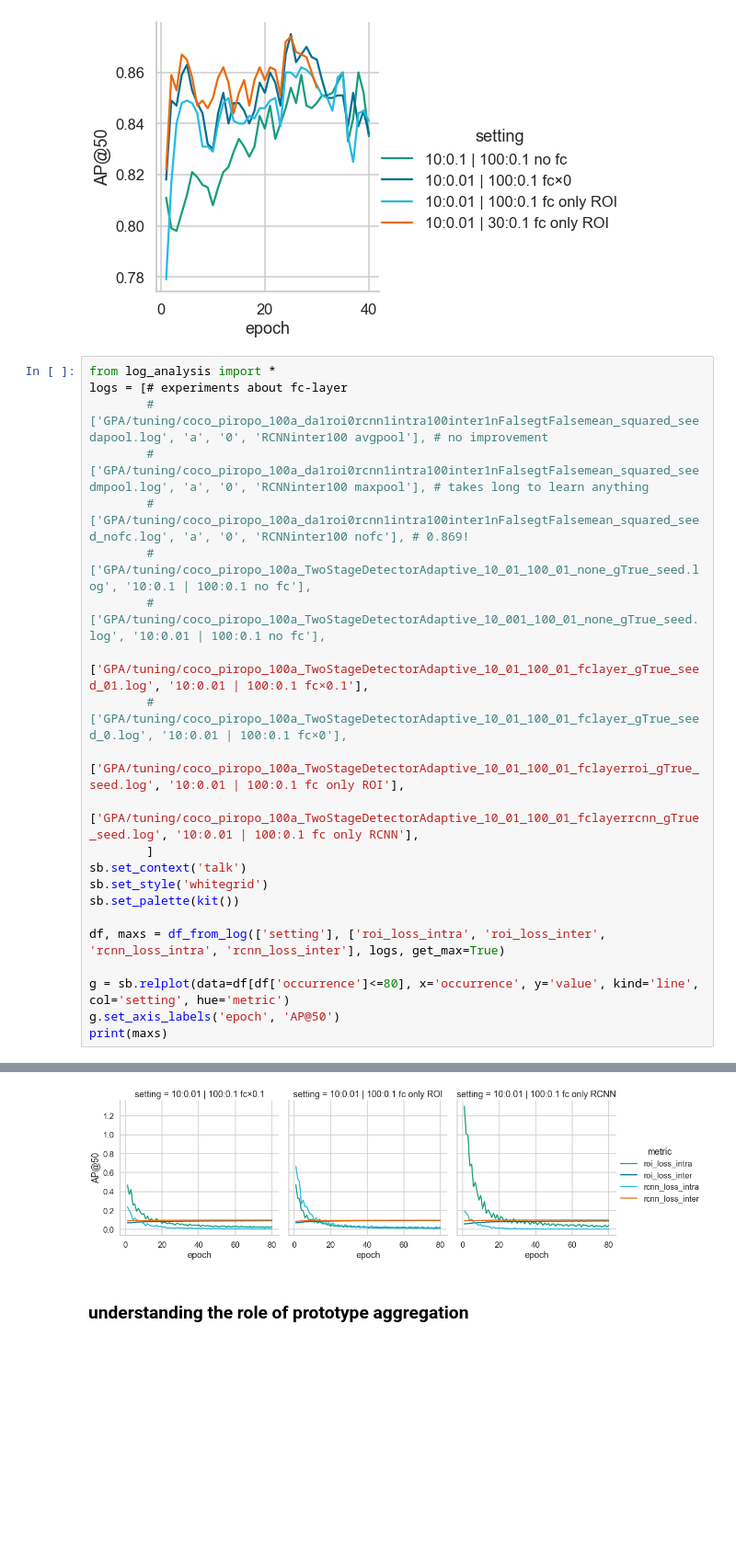
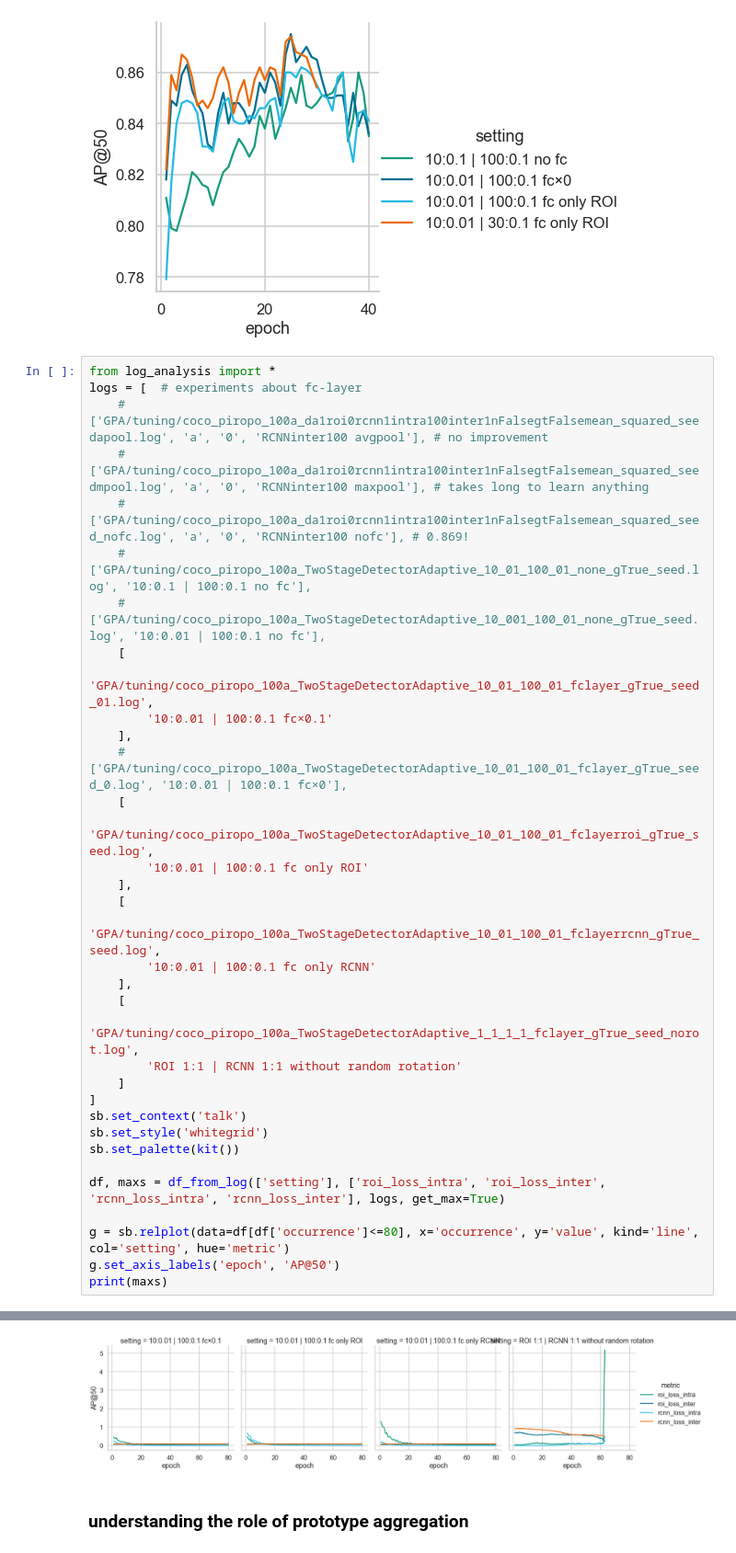
Before and after one commit to ThaddaeusWiedemer/FisheyeSPA, a Jupyter notebook: results/gpa.ipynb, the cells around one changed output, grey strips where cells are left out. Shown at 92% size. Drawn from its saved outputs; the diff is of its cells as text; blank space fills up the shorter version.

Commit message:
experiments with random rotation and adversarial GPA

```diff
--- a/results/gpa.ipynb
+++ b/results/gpa.ipynb
@@ -360,29 +400,42 @@ print(maxs)
 [figure]
 # %%
 from log_analysis import *
-logs = [# experiments about fc-layer
-        # ['GPA/tuning/coco_piropo_100a_da1roi0rcnn1intra100inter1nFalsegtFalsemean_squared_seedapool.log', 'a', '0', 'RCNNinter100 avgpool'], # no improvement
-        # ['GPA/tuning/coco_piropo_100a_da1roi0rcnn1intra100inter1nFalsegtFalsemean_squared_seedmpool.log', 'a', '0', 'RCNNinter100 maxpool'], # takes long to learn anything
-        # ['GPA/tuning/coco_piropo_100a_da1roi0rcnn1intra100inter1nFalsegtFalsemean_squared_seed_nofc.log', 'a', '0', 'RCNNinter100 nofc'], # 0.869!
-        # ['GPA/tuning/coco_piropo_100a_TwoStageDetectorAdaptive_10_01_100_01_none_gTrue_seed.log', '10:0.1 | 100:0.1 no fc'],
-        # ['GPA/tuning/coco_piropo_100a_TwoStageDetectorAdaptive_10_001_100_01_none_gTrue_seed.log', '10:0.01 | 100:0.1 no fc'],
-        ['GPA/tuning/coco_piropo_100a_TwoStageDetectorAdaptive_10_01_100_01_fclayer_gTrue_seed_01.log', '10:0.01 | 100:0.1 fc×0.1'],
-        # ['GPA/tuning/coco_piropo_100a_TwoStageDetectorAdaptive_10_01_100_01_fclayer_gTrue_seed_0.log', '10:0.01 | 100:0.1 fc×0'],
-        ['GPA/tuning/coco_piropo_100a_TwoStageDetectorAdaptive_10_01_100_01_fclayerroi_gTrue_seed.log', '10:0.01 | 100:0.1 fc only ROI'],
-        ['GPA/tuning/coco_piropo_100a_TwoStageDetectorAdaptive_10_01_100_01_fclayerrcnn_gTrue_seed.log', '10:0.01 | 100:0.1 fc only RCNN'],
-        ]
+logs = [  # experiments about fc-layer
+    # ['GPA/tuning/coco_piropo_100a_da1roi0rcnn1intra100inter1nFalsegtFalsemean_squared_seedapool.log', 'a', '0', 'RCNNinter100 avgpool'], # no improvement
+    # ['GPA/tuning/coco_piropo_100a_da1roi0rcnn1intra100inter1nFalsegtFalsemean_squared_seedmpool.log', 'a', '0', 'RCNNinter100 maxpool'], # takes long to learn anything
+    # ['GPA/tuning/coco_piropo_100a_da1roi0rcnn1intra100inter1nFalsegtFalsemean_squared_seed_nofc.log', 'a', '0', 'RCNNinter100 nofc'], # 0.869!
+    # ['GPA/tuning/coco_piropo_100a_TwoStageDetectorAdaptive_10_01_100_01_none_gTrue_seed.log', '10:0.1 | 100:0.1 no fc'],
+    # ['GPA/tuning/coco_piropo_100a_TwoStageDetectorAdaptive_10_001_100_01_none_gTrue_seed.log', '10:0.01 | 100:0.1 no fc'],
+    [
+        'GPA/tuning/coco_piropo_100a_TwoStageDetectorAdaptive_10_01_100_01_fclayer_gTrue_seed_01.log',
+        '10:0.01 | 100:0.1 fc×0.1'
+    ],
+    # ['GPA/tuning/coco_piropo_100a_TwoStageDetectorAdaptive_10_01_100_01_fclayer_gTrue_seed_0.log', '10:0.01 | 100:0.1 fc×0'],
+    [
+        'GPA/tuning/coco_piropo_100a_TwoStageDetectorAdaptive_10_01_100_01_fclayerroi_gTrue_seed.log',
+        '10:0.01 | 100:0.1 fc only ROI'
+    ],
+    [
+        'GPA/tuning/coco_piropo_100a_TwoStageDetectorAdaptive_10_01_100_01_fclayerrcnn_gTrue_seed.log',
+        '10:0.01 | 100:0.1 fc only RCNN'
+    ],
+    [
+        'GPA/tuning/coco_piropo_100a_TwoStageDetectorAdaptive_1_1_1_1_fclayer_gTrue_seed_norot.log',
+        'ROI 1:1 | RCNN 1:1 without random rotation'
+    ]
+]
 sb.set_context('talk')
 sb.set_style('whitegrid')
 sb.set_palette(kit())
 
 df, maxs = df_from_log(['setting'], ['roi_loss_intra', 'roi_loss_inter', 'rcnn_loss_intra', 'rcnn_loss_inter'], logs, get_max=True)
 
 g = sb.relplot(data=df[df['occurrence']<=80], x='occurrence', y='value', kind='line', col='setting', hue='metric')
 g.set_axis_labels('epoch', 'AP@50')
 print(maxs)
 # %% [output]
 [{'roi_loss_intra': (1.0, 0.4693), 'roi_loss_inter': (272.0, 0.0942), 'rcnn_loss_intra': (1.0, 0.2406), 'rcnn_loss_inter': (237.0, 0.0989)}, {'roi_loss_intra': (1.0, 0.4702), 'roi_loss_inter': (272.0, ...
-[figure, old version]
+[figure, new version]
 # %% [markdown]
 ### understanding the role of prototype aggregation
 # %%
```
Also changed, not shown: parts of 9 cells of this notebook, 59 other files.
